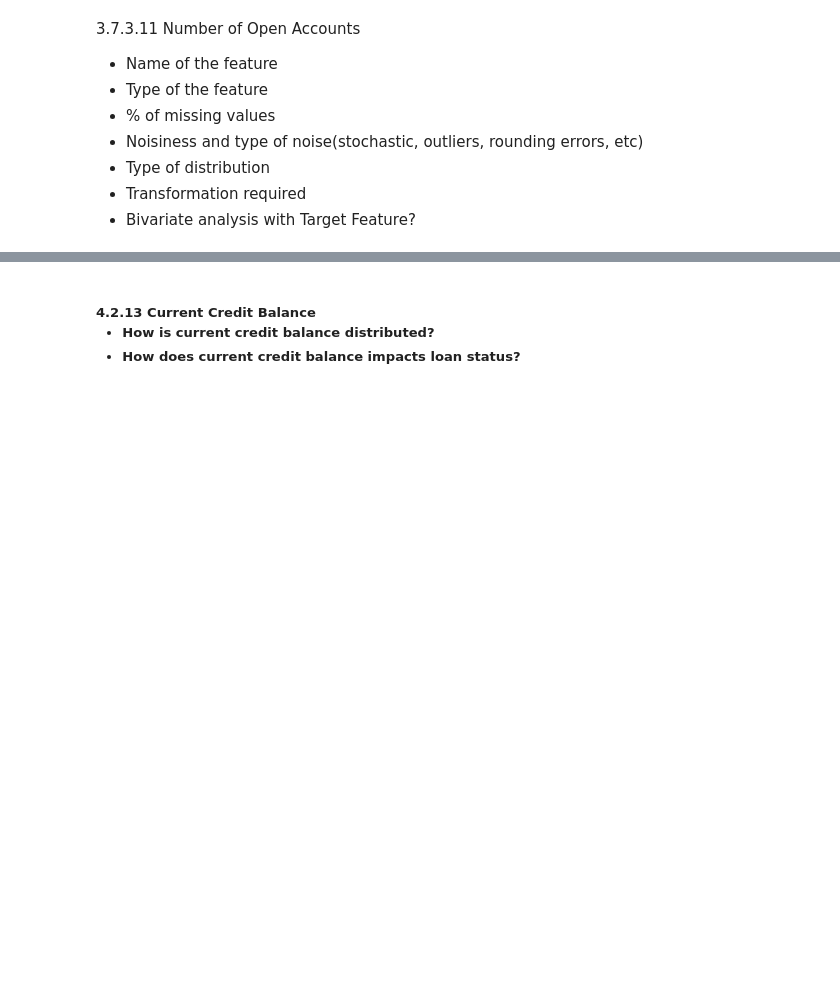
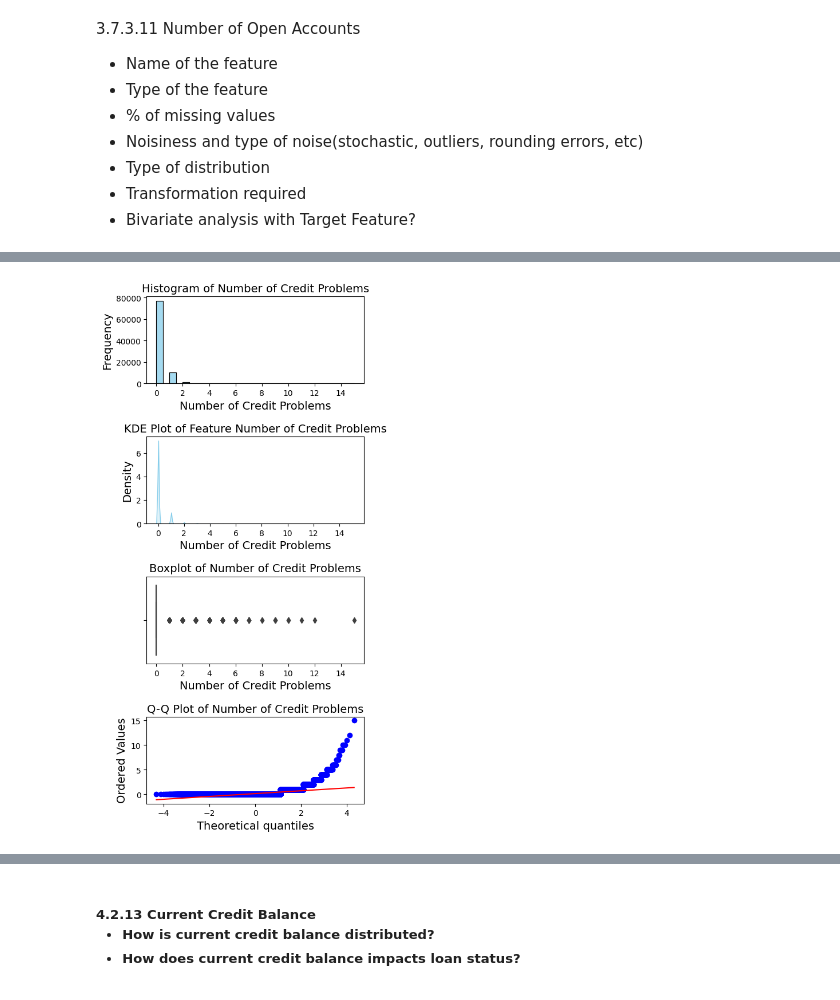
Before and after one commit to RohitDas92/Loan-Approval-Prediction-Project, a Jupyter notebook: loan_approval_prediction_V2.ipynb, the cells around one changed output, grey strips where cells are left out. Cells and saved outputs as stored; diff of their text form; code cells hidden in the pictures; blank space fills up the shorter version.

```diff
--- a/loan_approval_prediction_V2.ipynb
+++ b/loan_approval_prediction_V2.ipynb
@@ -1202,0 +1224,4 @@ plt.show()
+# %%
+explore_num_feature_distribution(df_duplicates_removed,'Number of Credit Problems')
+# %% [output]
+[figure, added]
```
Also changed, not shown: parts of 28 cells of this notebook.
